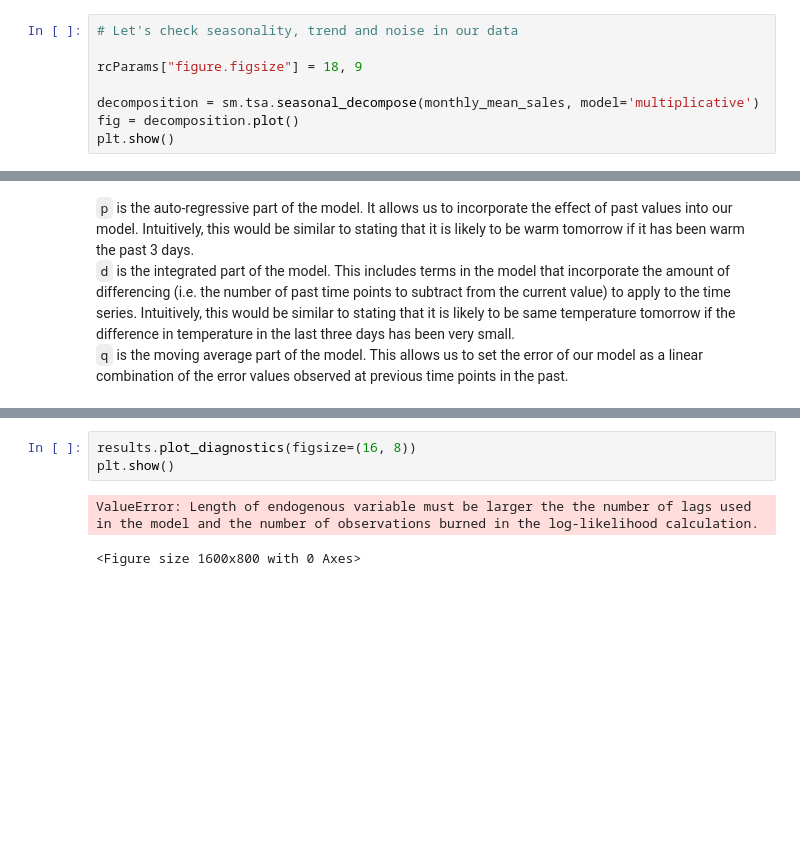
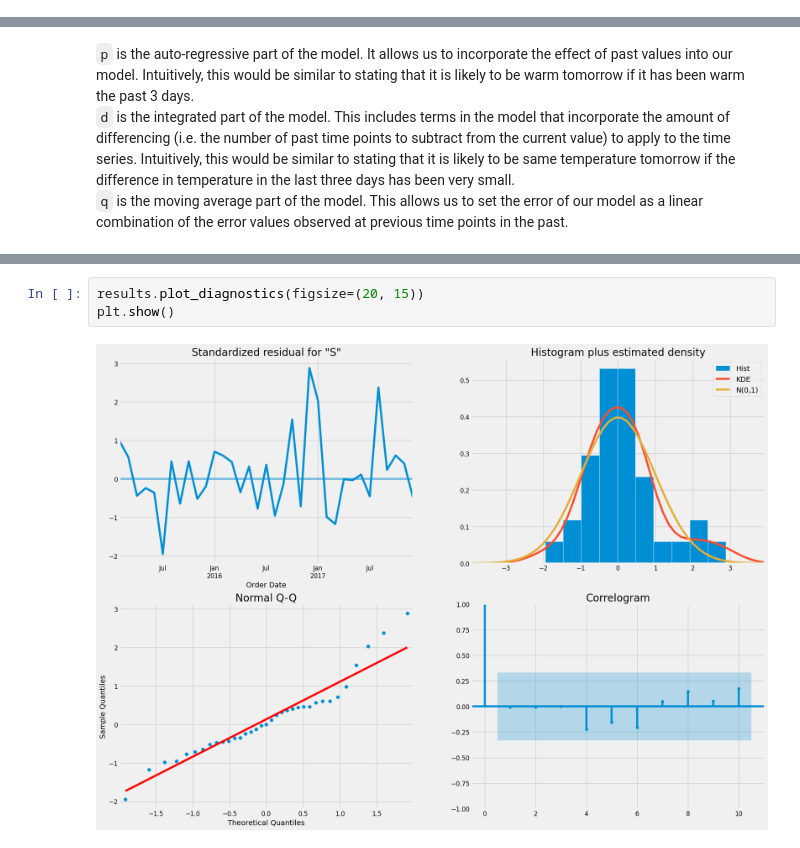
Before and after one commit to Chirag529/TimeSeries, a Jupyter notebook: analysis.ipynb, the cells around one changed output, grey strips where cells are left out. Saved outputs shown, nothing was run; the diff lists cells and outputs as text; blank space fills up the shorter version.

Commit message:
updations in AIPRM model

```diff
--- a/analysis.ipynb
+++ b/analysis.ipynb
@@ -312,11 +312,3 @@ plt.show()
 # %% [markdown]
 The plot above clearly shows that the sales of office supply are unstable, along with its obvious seasonality.<br />
 Though we have a slightly `Upward Trend`, shows that our data is not stationary.
-# %%
-# Let's check seasonality, trend and noise in our data
-
-rcParams["figure.figsize"] = 18, 9
-
-decomposition = sm.tsa.seasonal_decompose(monthly_mean_sales, model='multiplicative')
-fig = decomposition.plot()
-plt.show()
@@ -412,6 +405,5 @@ results.summary().tables[1]
 # %%
-results.plot_diagnostics(figsize=(16, 8))
+results.plot_diagnostics(figsize=(20, 15))
 plt.show()
 # %% [output]
-ValueError: Length of endogenous variable must be larger the the number of lags used in the model and the number of observations burned in the log-likelihood calculation.
-<Figure size 1600x800 with 0 Axes>
+[figure, added]
```
Also changed, not shown: parts of 4 cells of this notebook.
